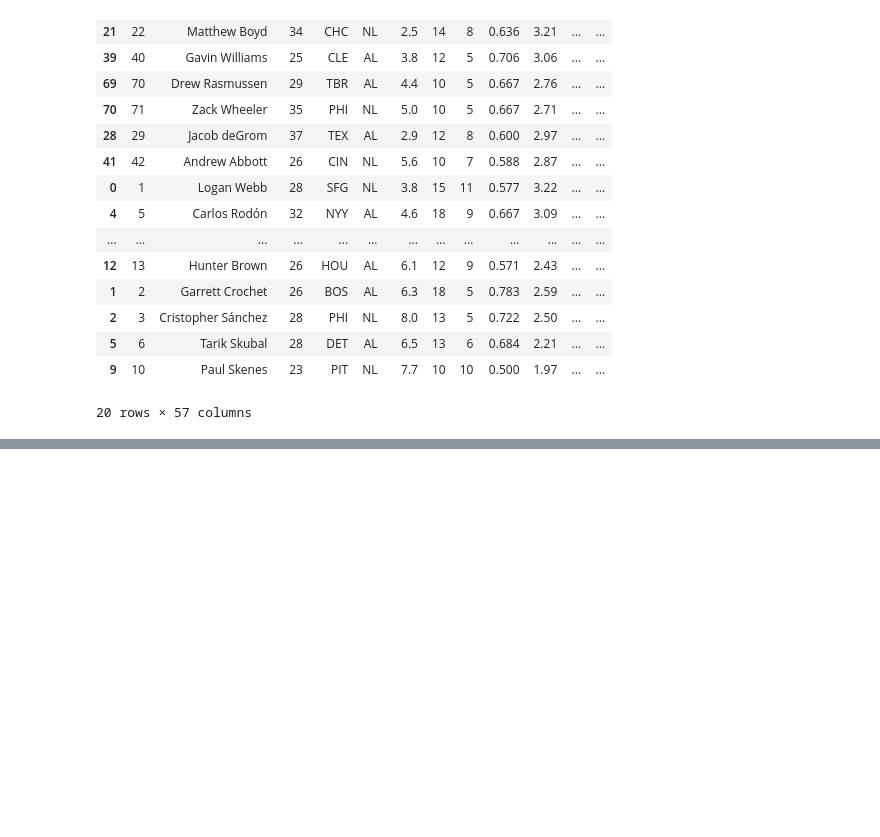
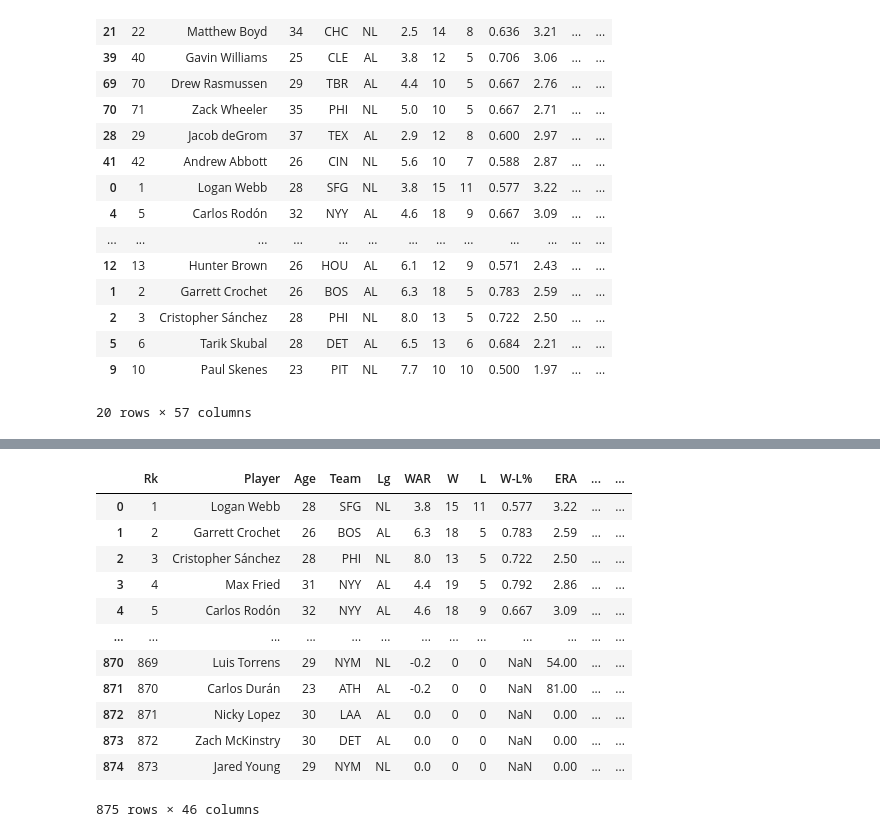
Before and after one commit to grim13t/PitcherAnalysis, a Jupyter notebook: P25R1.ipynb, the cells around one changed output, grey strips where cells are left out. Cells and saved outputs as stored; diff of their text form; code cells hidden in the pictures; blank space fills up the shorter version.

```diff
--- a/P25R1.ipynb
+++ b/P25R1.ipynb
@@ -375,0 +393,16 @@ df_starter.sort_values(by='tWAR_ERA').tail(20)
+# %%
+df
+# %% [output]
+|  | Rk | Player | Age | Team | Lg | WAR | W | L | W-L% | ERA | ... | ... |
+| 0 | 1 | Logan Webb | 28 | SFG | NL | 3.8 | 15 | 11 | 0.577 | 3.22 | ... | ... |
+| 1 | 2 | Garrett Crochet | 26 | BOS | AL | 6.3 | 18 | 5 | 0.783 | 2.59 | ... | ... |
+| 2 | 3 | Cristopher Sánchez | 28 | PHI | NL | 8.0 | 13 | 5 | 0.722 | 2.50 | ... | ... |
+| 3 | 4 | Max Fried | 31 | NYY | AL | 4.4 | 19 | 5 | 0.792 | 2.86 | ... | ... |
+| 4 | 5 | Carlos Rodón | 32 | NYY | AL | 4.6 | 18 | 9 | 0.667 | 3.09 | ... | ... |
+| ... | ... | ... | ... | ... | ... | ... | ... | ... | ... | ... | ... | ... |
+| 870 | 869 | Luis Torrens | 29 | NYM | NL | -0.2 | 0 | 0 | NaN | 54.00 | ... | ... |
+| 871 | 870 | Carlos Durán | 23 | ATH | AL | -0.2 | 0 | 0 | NaN | 81.00 | ... | ... |
+| 872 | 871 | Nicky Lopez | 30 | LAA | AL | 0.0 | 0 | 0 | NaN | 0.00 | ... | ... |
+| 873 | 872 | Zach McKinstry | 30 | DET | AL | 0.0 | 0 | 0 | NaN | 0.00 | ... | ... |
+| 874 | 873 | Jared Young | 29 | NYM | NL | 0.0 | 0 | 0 | NaN | 0.00 | ... | ... |
+875 rows × 46 columns
```
Also changed, not shown: parts of 5 cells of this notebook, 1 other file.
